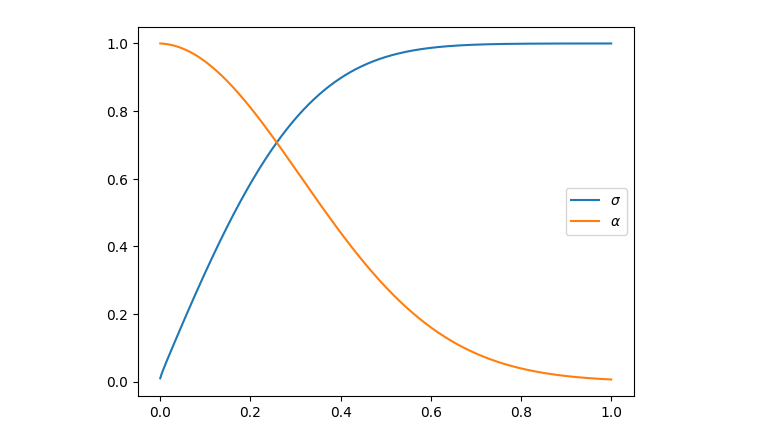
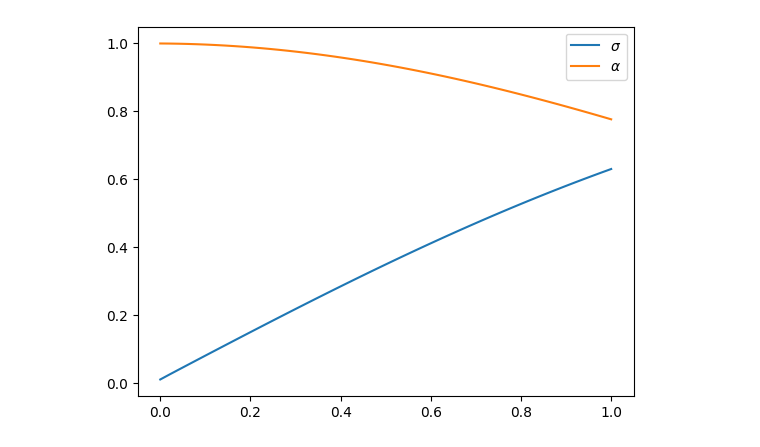
Before and after one commit to pablomlago/diffusion-project, a Jupyter notebook: visualisations.ipynb, the cells around one changed output. Saved outputs shown, nothing was run; the diff lists cells and outputs as text; code cells hidden in the pictures.

```diff
--- a/visualisations.ipynb
+++ b/visualisations.ipynb
@@ -1,17 +1,17 @@
 # %%
 import jax.numpy as jnp
 from schedulers import linear_schedule
 from diffusion import Config, DDPM
 import matplotlib.pyplot as plt
 
-T = 1000
-config = Config(T=1000, scheduler=linear_schedule)
+T = 50
+config = Config(T=T, scheduler=linear_schedule)
 ddpm = DDPM(config=config)
-ts = jnp.linspace(0, 1, 1000)
+ts = jnp.linspace(0, 1, T)
 
 plt.plot(ts, jnp.sqrt(1. - ddpm.prod_gamma_squared), label=r'$\sigma$')
 plt.plot(ts, ddpm.prod_gamma, label=r'$\alpha$')
 plt.legend()
 plt.show()
 # %% [output]
-[figure, old version]
+[figure, new version]
```
Also changed, not shown: parts of 6 cells of this notebook, 7 other files.
